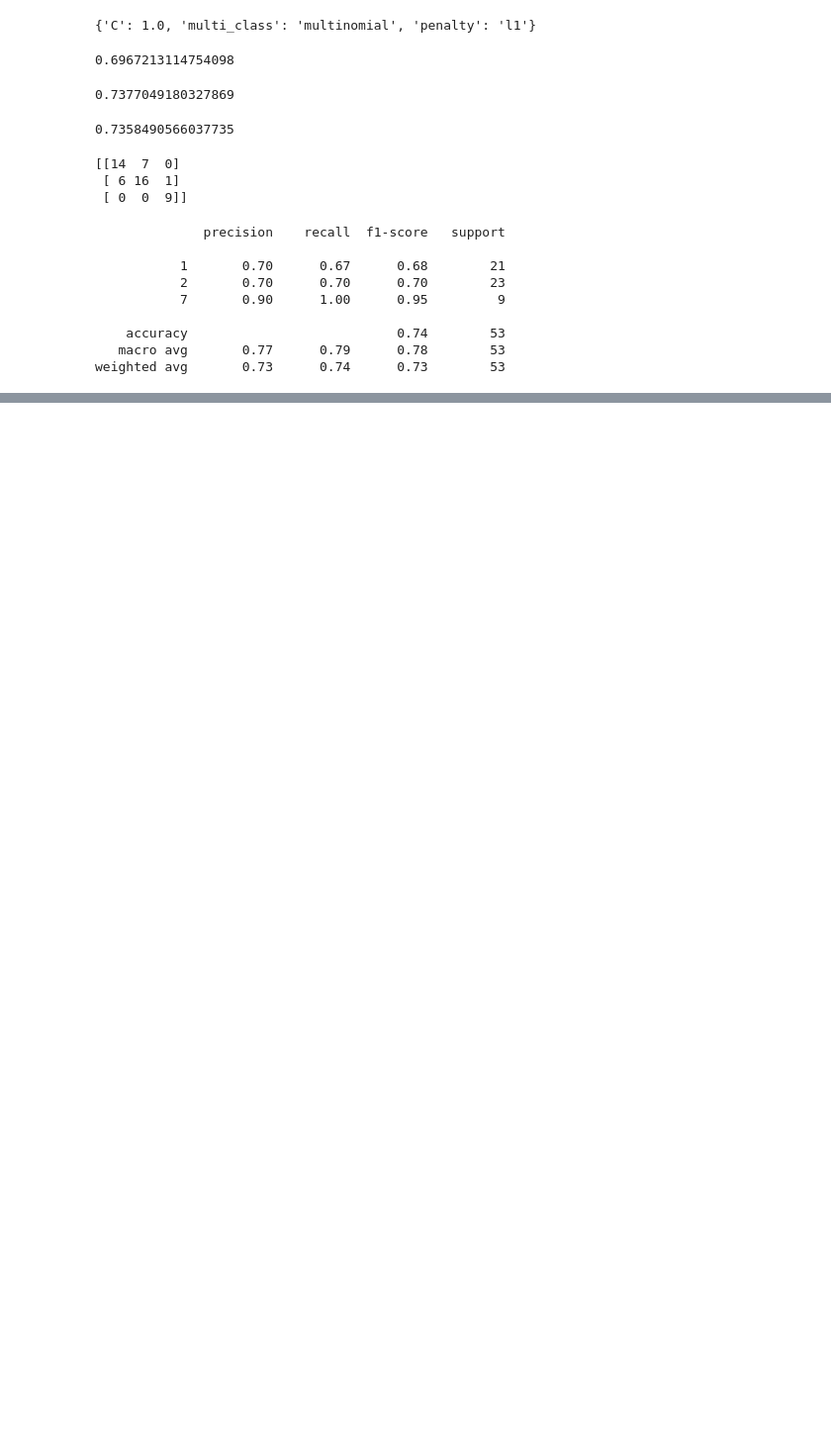
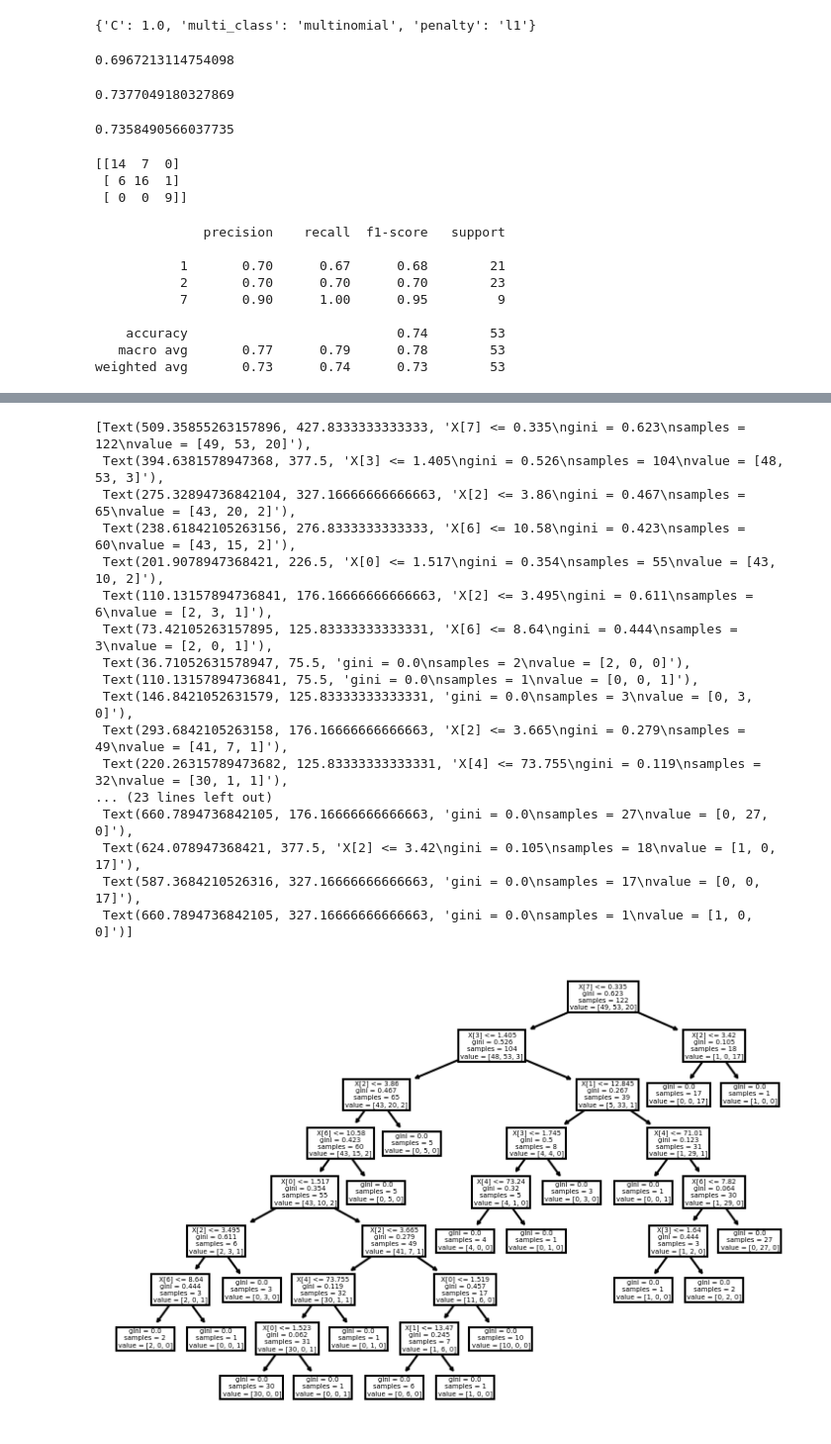
Before and after one commit to joongyang/Machine-Learning-by-Examples, a Jupyter notebook: GlassIdentificationData.ipynb, the cells around one changed output, grey strips where cells are left out. Shown at 99% size. Drawn from its saved outputs; the diff is of its cells as text; code cells hidden in the pictures; blank space fills up the shorter version.

```diff
--- a/GlassIdentificationData.ipynb
+++ b/GlassIdentificationData.ipynb
@@ -501,0 +512,8 @@ weighted avg       0.73      0.74      0.73        53
+# %%
+from sklearn.tree import DecisionTreeClassifier
+# criterion: 'gini', 'entropy'
+# Gini impurity or entropy information gain
+dt = DecisionTreeClassifier(criterion='gini', max_depth=9)
+dt.fit(X_tr, Y_tr)
+print(dt.score(X_tr, Y_tr))
+print(dt.score(X_ts, Y_ts))
@@ -501,0 +535,25 @@ weighted avg       0.73      0.74      0.73        53
+# %%
+import matplotlib.pyplot as plt
+from sklearn.tree import plot_tree
+
+plt.figure(dpi=150)
+plot_tree(dt)
+# %% [output]
+[Text(509.35855263157896, 427.8333333333333, 'X[7] <= 0.335\ngini = 0.623\nsamples = 122\nvalue = [49, 53, 20]'),
+ Text(394.6381578947368, 377.5, 'X[3] <= 1.405\ngini = 0.526\nsamples = 104\nvalue = [48, 53, 3]'),
+ Text(275.32894736842104, 327.16666666666663, 'X[2] <= 3.86\ngini = 0.467\nsamples = 65\nvalue = [43, 20, 2]'),
+ Text(238.61842105263156, 276.8333333333333, 'X[6] <= 10.58\ngini = 0.423\nsamples = 60\nvalue = [43, 15, 2]'),
+ Text(201.9078947368421, 226.5, 'X[0] <= 1.517\ngini = 0.354\nsamples = 55\nvalue = [43, 10, 2]'),
+ Text(110.13157894736841, 176.16666666666663, 'X[2] <= 3.495\ngini = 0.611\nsamples = 6\nvalue = [2, 3, 1]'),
+ Text(73.42105263157895, 125.83333333333331, 'X[6] <= 8.64\ngini = 0.444\nsamples = 3\nvalue = [2, 0, 1]'),
+ Text(36.71052631578947, 75.5, 'gini = 0.0\nsamples = 2\nvalue = [2, 0, 0]'),
+ Text(110.13157894736841, 75.5, 'gini = 0.0\nsamples = 1\nvalue = [0, 0, 1]'),
+ Text(146.8421052631579, 125.83333333333331, 'gini = 0.0\nsamples = 3\nvalue = [0, 3, 0]'),
+ Text(293.6842105263158, 176.16666666666663, 'X[2] <= 3.665\ngini = 0.279\nsamples = 49\nvalue = [41, 7, 1]'),
+ Text(220.26315789473682, 125.83333333333331, 'X[4] <= 73.755\ngini = 0.119\nsamples = 32\nvalue = [30, 1, 1]'),
+... (23 lines left out)
+ Text(660.7894736842105, 176.16666666666663, 'gini = 0.0\nsamples = 27\nvalue = [0, 27, 0]'),
+ Text(624.078947368421, 377.5, 'X[2] <= 3.42\ngini = 0.105\nsamples = 18\nvalue = [1, 0, 17]'),
+ Text(587.3684210526316, 327.16666666666663, 'gini = 0.0\nsamples = 17\nvalue = [0, 0, 17]'),
+ Text(660.7894736842105, 327.16666666666663, 'gini = 0.0\nsamples = 1\nvalue = [1, 0, 0]')]
+[figure, added]
```
Also changed, not shown: parts of 19 cells of this notebook.
